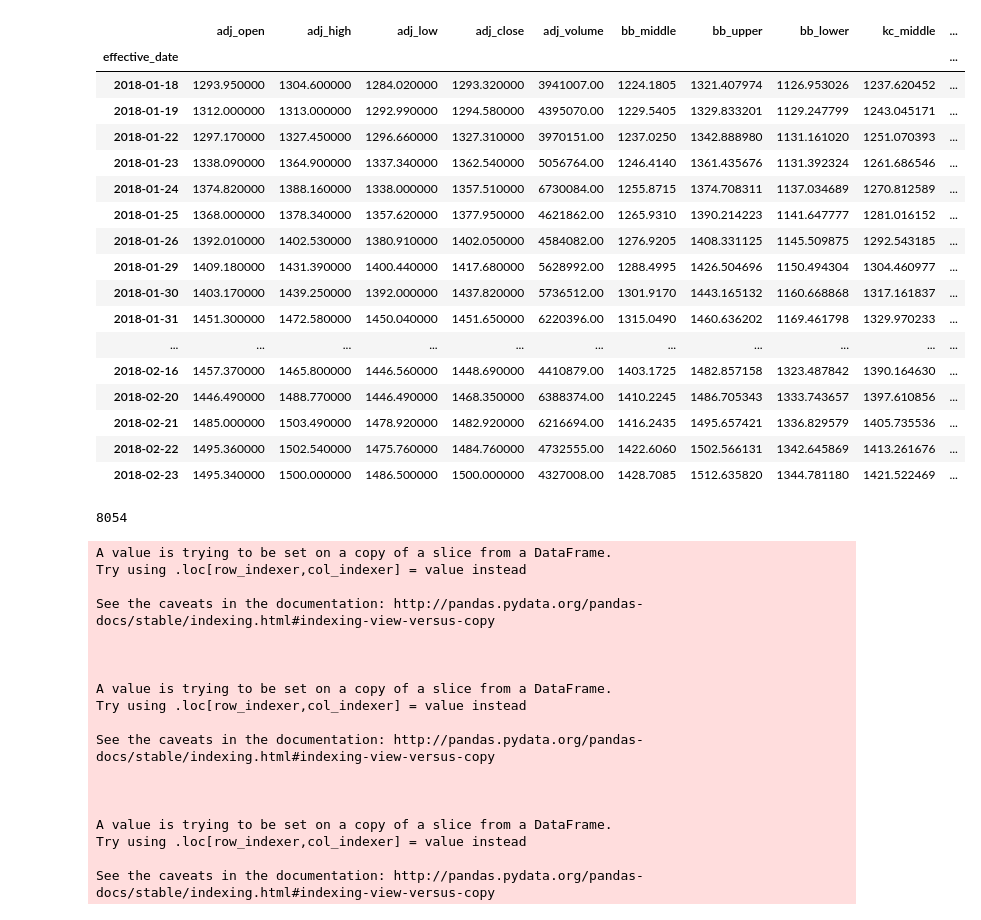
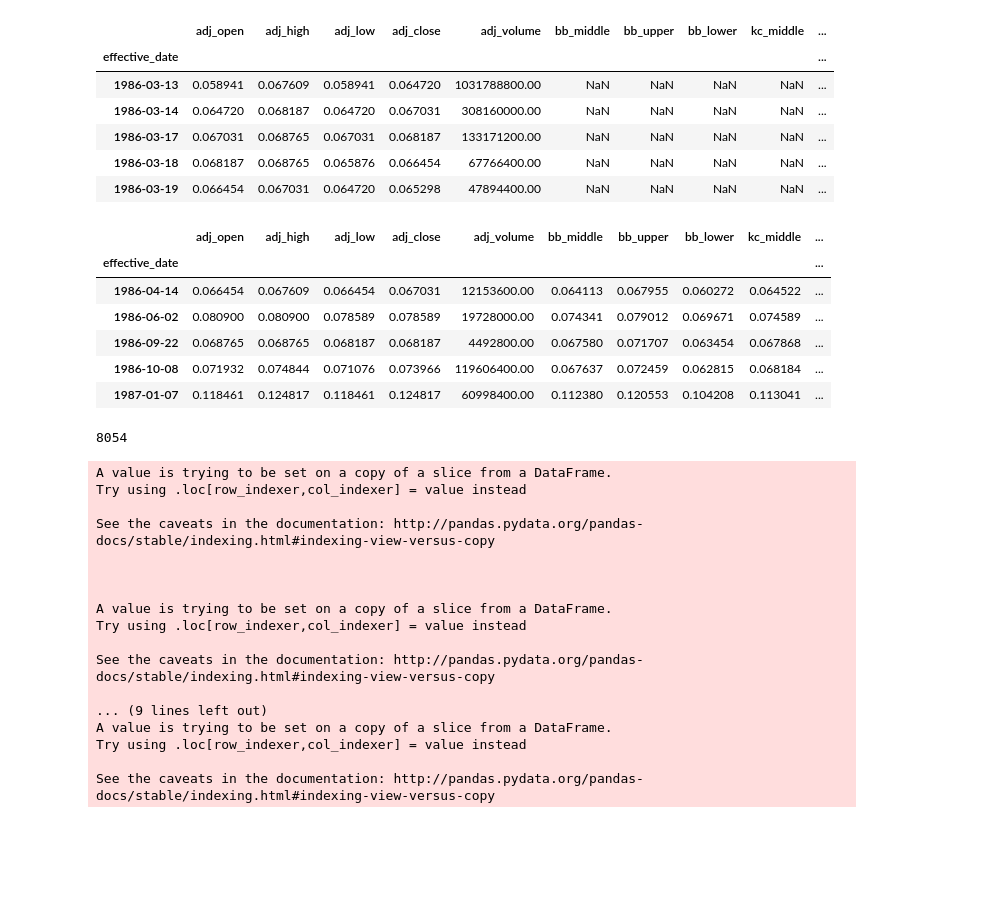
Before and after one commit to MichaelZhangCA/Jupyter.Notebook, a Jupyter notebook: Market_Research/data_process/John Carter Squeeze POC.ipynb, the cells around one changed output. Cells and saved outputs as stored; diff of their text form; code cells hidden in the pictures; blank space fills up the shorter version.

```diff
--- a/Market_Research/data_process/John Carter Squeeze POC.ipynb
+++ b/Market_Research/data_process/John Carter Squeeze POC.ipynb
@@ -14,24 +14,27 @@ with CodeTimer() as ct:
 # %%
-df[5200:]
+df.head()
 # %% [output]
 |  | adj_open | adj_high | adj_low | adj_close | adj_volume | bb_middle | bb_upper | bb_lower | kc_middle | ... |
 | effective_date |  |  |  |  |  |  |  |  |  | ... |
-| 2018-01-18 | 1293.950000 | 1304.600000 | 1284.020000 | 1293.320000 | 3941007.00 | 1224.1805 | 1321.407974 | 1126.953026 | 1237.620452 | ... |
-| 2018-01-19 | 1312.000000 | 1313.000000 | 1292.990000 | 1294.580000 | 4395070.00 | 1229.5405 | 1329.833201 | 1129.247799 | 1243.045171 | ... |
-| 2018-01-22 | 1297.170000 | 1327.450000 | 1296.660000 | 1327.310000 | 3970151.00 | 1237.0250 | 1342.888980 | 1131.161020 | 1251.070393 | ... |
-| 2018-01-23 | 1338.090000 | 1364.900000 | 1337.340000 | 1362.540000 | 5056764.00 | 1246.4140 | 1361.435676 | 1131.392324 | 1261.686546 | ... |
-| 2018-01-24 | 1374.820000 | 1388.160000 | 1338.000000 | 1357.510000 | 6730084.00 | 1255.8715 | 1374.708311 | 1137.034689 | 1270.812589 | ... |
-| 2018-01-25 | 1368.000000 | 1378.340000 | 1357.620000 | 1377.950000 | 4621862.00 | 1265.9310 | 1390.214223 | 1141.647777 | 1281.016152 | ... |
-| 2018-01-26 | 1392.010000 | 1402.530000 | 1380.910000 | 1402.050000 | 4584082.00 | 1276.9205 | 1408.331125 | 1145.509875 | 1292.543185 | ... |
-| 2018-01-29 | 1409.180000 | 1431.390000 | 1400.440000 | 1417.680000 | 5628992.00 | 1288.4995 | 1426.504696 | 1150.494304 | 1304.460977 | ... |
-| 2018-01-30 | 1403.170000 | 1439.250000 | 1392.000000 | 1437.820000 | 5736512.00 | 1301.9170 | 1443.165132 | 1160.668868 | 1317.161837 | ... |
-| 2018-01-31 | 1451.300000 | 1472.580000 | 1450.040000 | 1451.650000 | 6220396.00 | 1315.0490 | 1460.636202 | 1169.461798 | 1329.970233 | ... |
-| ... | ... | ... | ... | ... | ... | ... | ... | ... | ... | ... |
-| 2018-02-16 | 1457.370000 | 1465.800000 | 1446.560000 | 1448.690000 | 4410879.00 | 1403.1725 | 1482.857158 | 1323.487842 | 1390.164630 | ... |
-| 2018-02-20 | 1446.490000 | 1488.770000 | 1446.490000 | 1468.350000 | 6388374.00 | 1410.2245 | 1486.705343 | 1333.743657 | 1397.610856 | ... |
-| 2018-02-21 | 1485.000000 | 1503.490000 | 1478.920000 | 1482.920000 | 6216694.00 | 1416.2435 | 1495.657421 | 1336.829579 | 1405.735536 | ... |
-| 2018-02-22 | 1495.360000 | 1502.540000 | 1475.760000 | 1484.760000 | 4732555.00 | 1422.6060 | 1502.566131 | 1342.645869 | 1413.261676 | ... |
-| 2018-02-23 | 1495.340000 | 1500.000000 | 1486.500000 | 1500.000000 | 4327008.00 | 1428.7085 | 1512.635820 | 1344.781180 | 1421.522469 | ... |
+| 1986-03-13 | 0.058941 | 0.067609 | 0.058941 | 0.064720 | 1031788800.00 | NaN | NaN | NaN | NaN | ... |
+| 1986-03-14 | 0.064720 | 0.068187 | 0.064720 | 0.067031 | 308160000.00 | NaN | NaN | NaN | NaN | ... |
+| 1986-03-17 | 0.067031 | 0.068765 | 0.067031 | 0.068187 | 133171200.00 | NaN | NaN | NaN | NaN | ... |
+| 1986-03-18 | 0.068187 | 0.068765 | 0.065876 | 0.066454 | 67766400.00 | NaN | NaN | NaN | NaN | ... |
+| 1986-03-19 | 0.066454 | 0.067031 | 0.064720 | 0.065298 | 47894400.00 | NaN | NaN | NaN | NaN | ... |
+# %%
+df['is_squeeze'] = (df.bb_lower >= df.kc_lower) & (df.bb_upper <= df.kc_upper)     # squeeze indicator for color
+df['squeeze_line'] = (df.is_squeeze == False) & (df.is_squeeze.shift(1) == True)
+
+dflines = df[df.squeeze_line==True]
+dflines.head()
+# %% [output]
+|  | adj_open | adj_high | adj_low | adj_close | adj_volume | bb_middle | bb_upper | bb_lower | kc_middle | ... |
+| effective_date |  |  |  |  |  |  |  |  |  | ... |
+| 1986-04-14 | 0.066454 | 0.067609 | 0.066454 | 0.067031 | 12153600.00 | 0.064113 | 0.067955 | 0.060272 | 0.064522 | ... |
+| 1986-06-02 | 0.080900 | 0.080900 | 0.078589 | 0.078589 | 19728000.00 | 0.074341 | 0.079012 | 0.069671 | 0.074589 | ... |
+| 1986-09-22 | 0.068765 | 0.068765 | 0.068187 | 0.068187 | 4492800.00 | 0.067580 | 0.071707 | 0.063454 | 0.067868 | ... |
+| 1986-10-08 | 0.071932 | 0.074844 | 0.071076 | 0.073966 | 119606400.00 | 0.067637 | 0.072459 | 0.062815 | 0.068184 | ... |
+| 1987-01-07 | 0.118461 | 0.124817 | 0.118461 | 0.124817 | 60998400.00 | 0.112380 | 0.120553 | 0.104208 | 0.113041 | ... |
 # %%
 import plotly
 import plotly.plotly as py
@@ -170,7 +200,7 @@ len(df)
 # %% [output]
 8054
 # %%
-drawchart('AMZN', df[7800:8000])
+drawchart('AMZN', df[7000:])
 # %% [output]
 A value is trying to be set on a copy of a slice from a DataFrame.
 Try using .loc[row_indexer,col_indexer] = value instead
@@ -184,8 +214,7 @@ Try using .loc[row_indexer,col_indexer] = value instead
 
 See the caveats in the documentation: http://pandas.pydata.org/pandas-docs/stable/indexing.html#indexing-view-versus-copy
 
-
-
+... (9 lines left out)
 A value is trying to be set on a copy of a slice from a DataFrame.
 Try using .loc[row_indexer,col_indexer] = value instead
 
```
Also changed, not shown: parts of 2 cells of this notebook, 17 other files.
